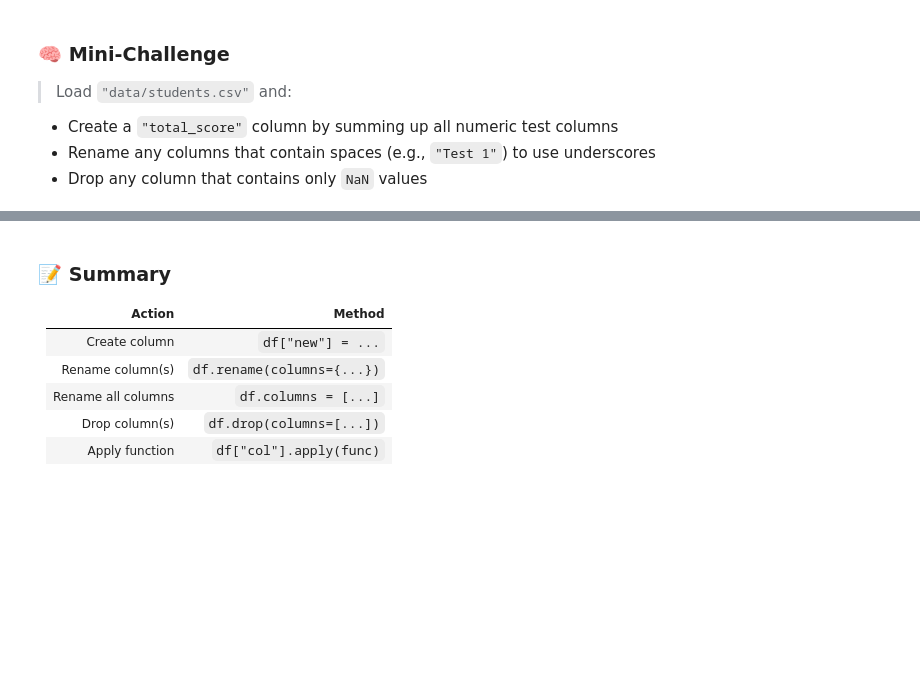
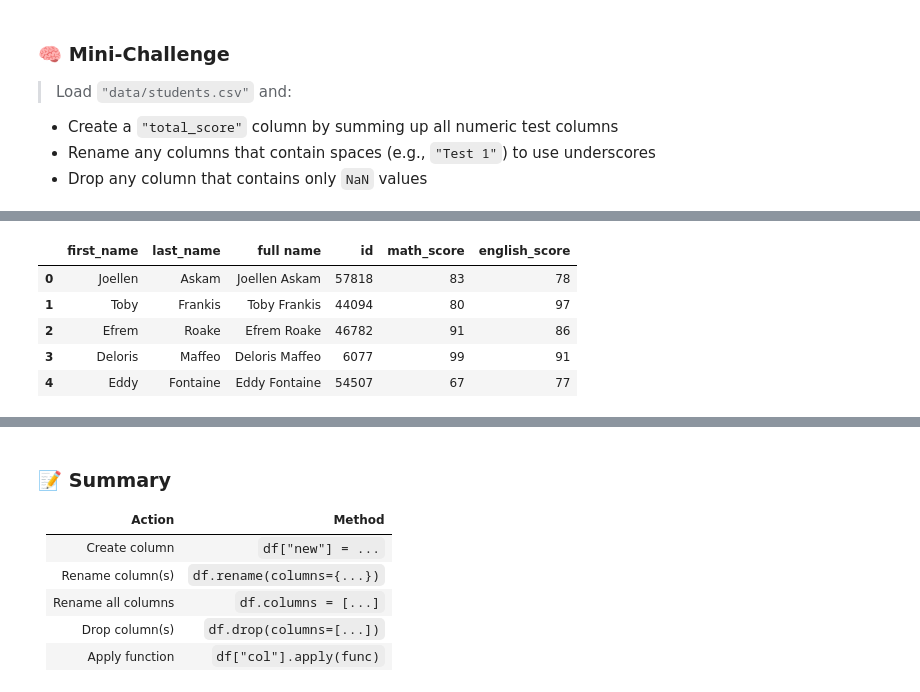
Before and after one commit to thaiyenphung/thaiyenphung-DataScience-2025, a Jupyter notebook: Completed/06-Working_with_Data/06-column_operations.ipynb, the cells around one changed output, grey strips where cells are left out. Saved outputs shown, nothing was run; the diff lists cells and outputs as text; code cells hidden in the pictures; blank space fills up the shorter version.

```diff
--- a/Completed/06-Working_with_Data/06-column_operations.ipynb
+++ b/Completed/06-Working_with_Data/06-column_operations.ipynb
@@ -139,0 +150,10 @@ print(df)
+# %%
+df1 = pd.read_csv("mock_students.csv")
+df1.head()
+# %% [output]
+|  | first_name | last_name | full name | id | math_score | english_score |
+| 0 | Joellen | Askam | Joellen Askam | 57818 | 83 | 78 |
+| 1 | Toby | Frankis | Toby Frankis | 44094 | 80 | 97 |
+| 2 | Efrem | Roake | Efrem Roake | 46782 | 91 | 86 |
+| 3 | Deloris | Maffeo | Deloris Maffeo | 6077 | 99 | 91 |
+| 4 | Eddy | Fontaine | Eddy Fontaine | 54507 | 67 | 77 |
```
Also changed, not shown: parts of 4 cells of this notebook.
